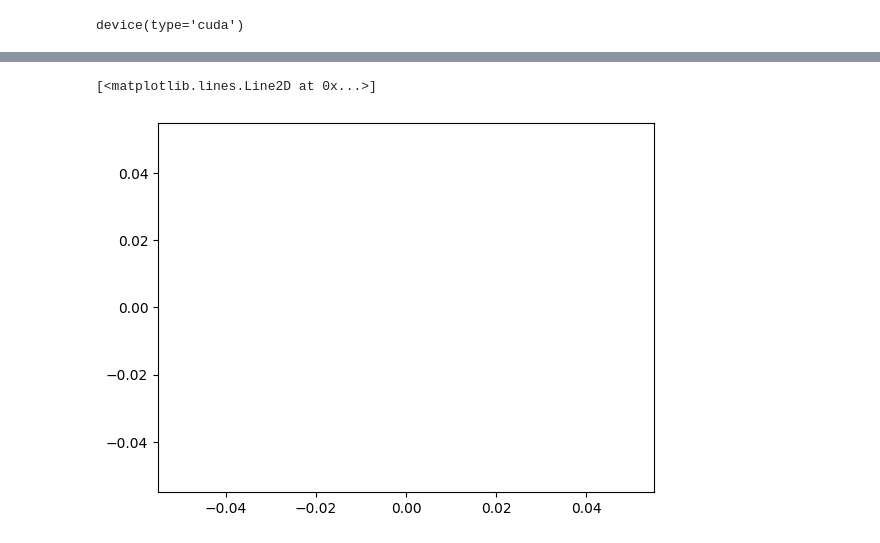
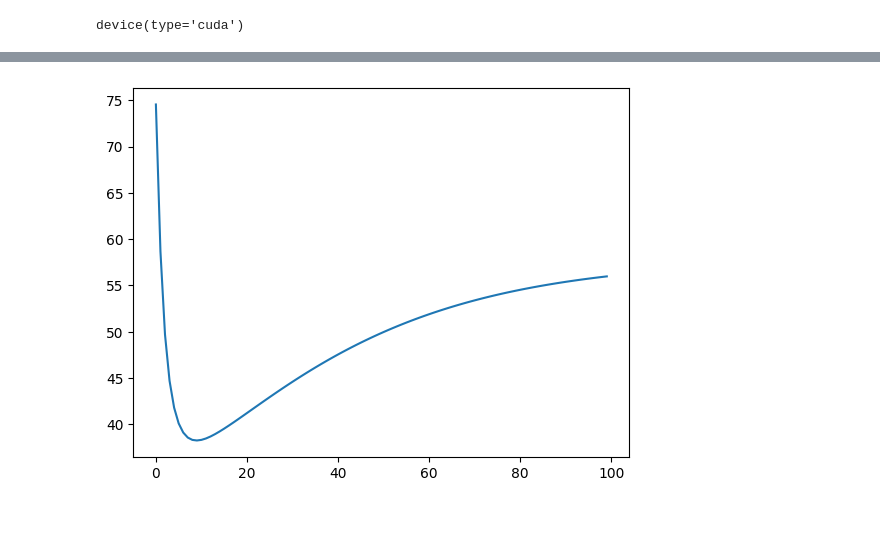
Before and after one commit to joeagriffith/pclib, a Jupyter notebook: mnist/mnist_pclinear.ipynb, the cells around one changed output, grey strips where cells are left out. Cells and saved outputs as stored; diff of their text form; code cells hidden in the pictures.

```diff
--- a/mnist/mnist_pclinear.ipynb
+++ b/mnist/mnist_pclinear.ipynb
@@ -41,11 +45,12 @@ torch.manual_seed(seed)
 model_name = "mnist_pclinear"
 
 # Model parameters
-HIDDEN_DIMS = [2000, 2000, 2000]
+HIDDEN_DIMS = [256, 256]
 SYMMETRIC = True
 BIAS = True
 STEPS = 20
+GAMMA = 0.1
 
-model = PCLinearClassifier(INPUT_SHAPE, NUM_CLASSES, HIDDEN_DIMS, bias=BIAS, symmetric=SYMMETRIC, steps=STEPS).to(device)
+model = PCLinearClassifier(INPUT_SHAPE, NUM_CLASSES, HIDDEN_DIMS, bias=BIAS, symmetric=SYMMETRIC, steps=STEPS, gamma=GAMMA).to(device)
 step = 0
 stats = None
@@ -120,17 +79,8 @@ plt.show()
 # %%
-train_loader = torch.utils.data.DataLoader(train_dataset, batch_size=BATCH_SIZE, shuffle=True)
-images, target = next(iter(train_loader))
-x = images.flatten(start_dim=1).to(device)
-y = torch.nn.functional.one_hot(target, NUM_CLASSES).float().to(device)
-
-state = model.init_state(x.shape[0], mode='rand')
-vfes = []
-for step_i in range(3):
-    with torch.no_grad():
-        state = model.step(x, state, y)
-        vfes.append(sum([state_i[1].square().mean() for state_i in state]).item())
-
-plt.plot(vfes)
+train_loader = torch.utils.data.DataLoader(train_dataset, batch_size=512, shuffle=False)
+images, y = next(iter(train_loader))
+x = images.view(images.shape[0], -1)
+y = torch.nn.functional.one_hot(y, NUM_CLASSES).float()
+track_vfe(model, x, y)
 # %% [output]
-[<matplotlib.lines.Line2D at 0x...>]
-[figure, old version]
+[figure, new version]
```
Also changed, not shown: parts of 6 cells of this notebook, 13 other files.
